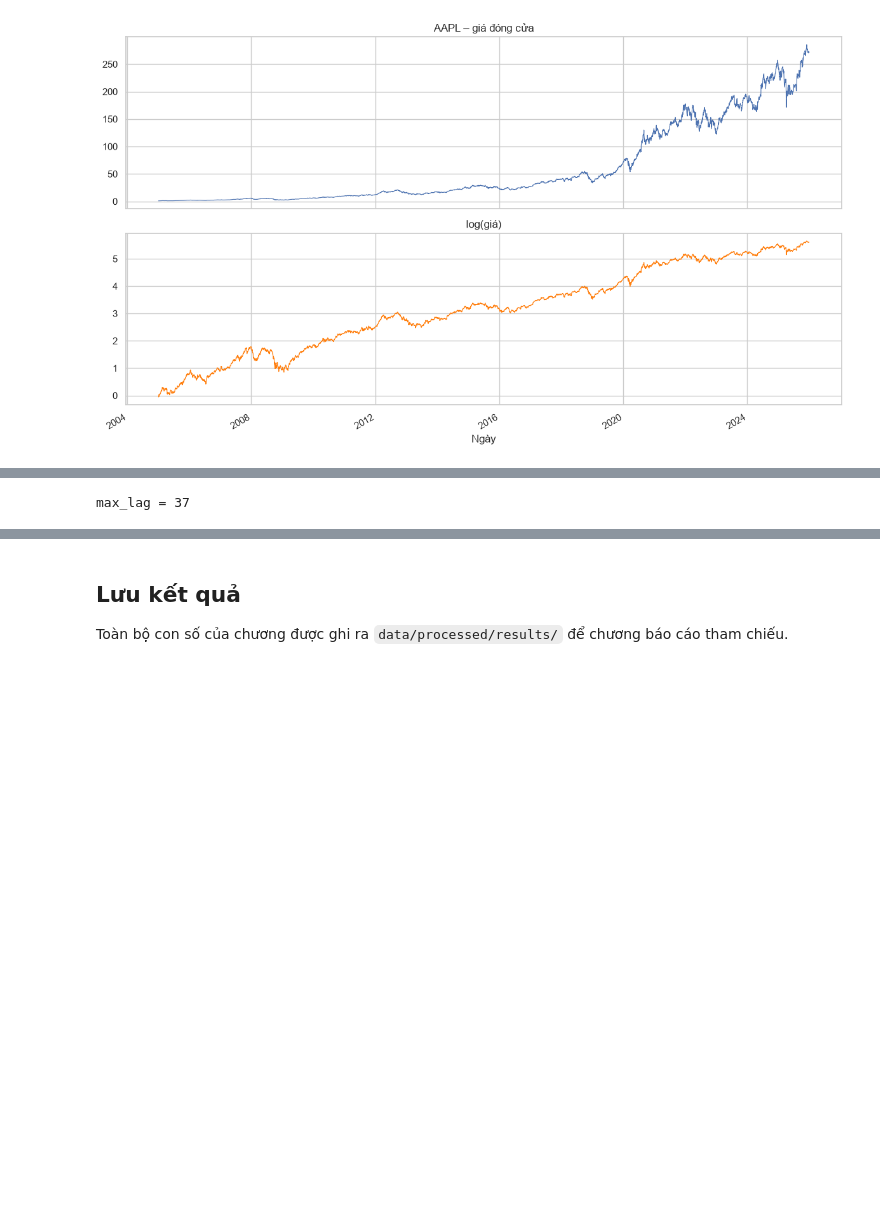
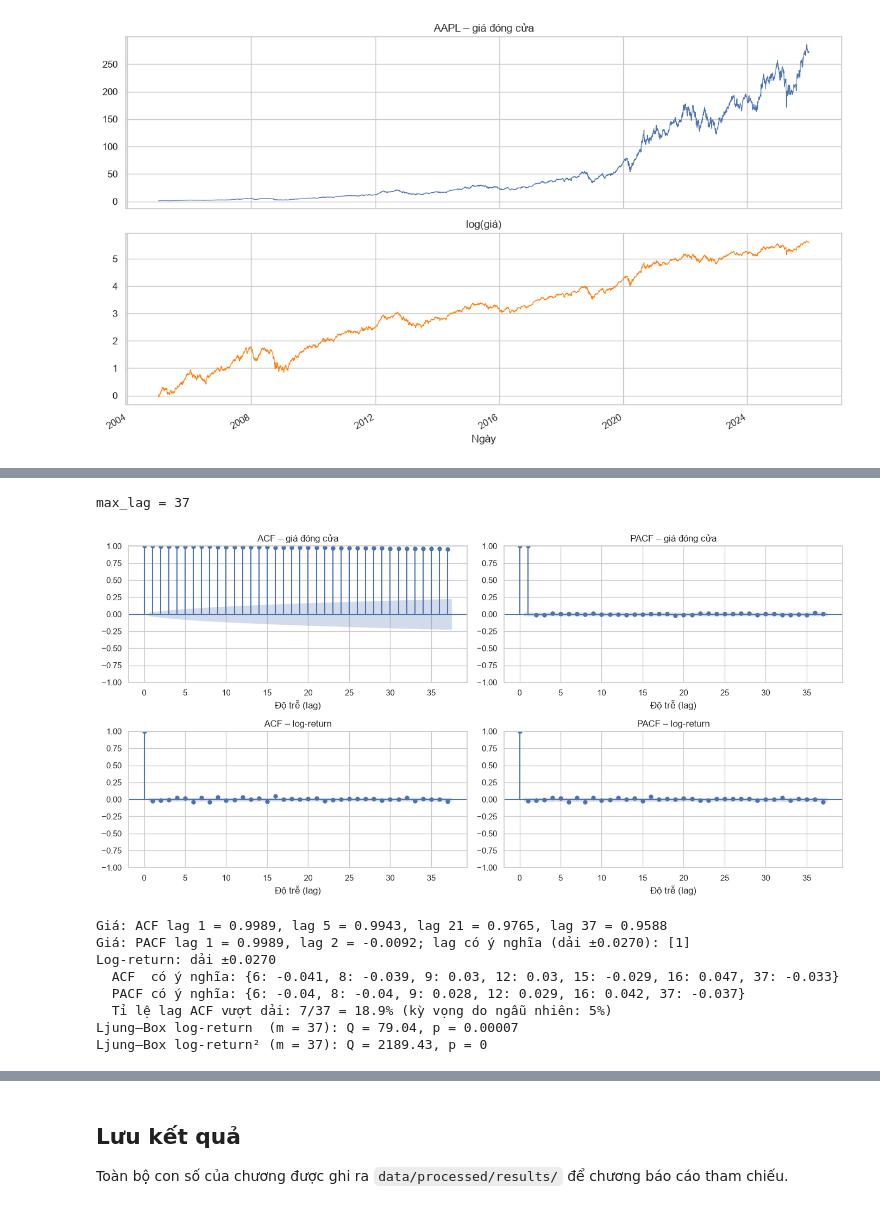
Before and after one commit to CaoThien1402/dm-preprocessing, a Jupyter notebook: book/01_ts_eda.ipynb, the cells around one changed output, grey strips where cells are left out. Drawn from its saved outputs; the diff is of its cells as text; code cells hidden in the pictures; blank space fills up the shorter version.

```diff
--- a/book/01_ts_eda.ipynb
+++ b/book/01_ts_eda.ipynb
@@ -108,16 +243,62 @@ PACF đo tương quan giữa $y_t$ và $y_{t-k}$ sau khi loại bỏ ảnh hư
 # %%
+from statsmodels.graphics.tsaplots import plot_acf, plot_pacf
+from statsmodels.stats.diagnostic import acorr_ljungbox
+from statsmodels.tsa.stattools import acf, pacf
+
 max_lag = int(min(10 * np.log10(n), n / 5))
 RESULTS["acf_max_lag"] = max_lag
 print("max_lag =", max_lag)
 
-# TODO: vẽ ACF, PACF cho (1) chuỗi giá gốc và (2) log-return để so sánh.
-# from statsmodels.graphics.tsaplots import plot_acf, plot_pacf
-# log_ret = np.log(series).diff().dropna()
-# fig, axes = plt.subplots(2, 2, figsize=(14, 7))
-# plot_acf(series, lags=max_lag, ax=axes[0, 0]); plot_pacf(series, lags=max_lag, ax=axes[0, 1])
-# plot_acf(log_ret, lags=max_lag, ax=axes[1, 0]); plot_pacf(log_ret, lags=max_lag, ax=axes[1, 1])
+fig, axes = plt.subplots(2, 2, figsize=(14, 7))
+plot_acf(series, lags=max_lag, ax=axes[0, 0], title="ACF – giá đóng cửa")
+plot_pacf(series, lags=max_lag, ax=axes[0, 1], method="ywm", title="PACF – giá đóng cửa")
+plot_acf(log_ret, lags=max_lag, ax=axes[1, 0], title="ACF – log-return")
+plot_pacf(log_ret, lags=max_lag, ax=axes[1, 1], method="ywm", title="PACF – log-return")
+for ax in axes.flat:
+    ax.set_xlabel("Độ trễ (lag)")
+plt.tight_layout()
+plt.show()
+
+def significant_lags(coefs, n_obs):
+    """Các lag k >= 1 có |hệ số| vượt dải tin cậy 95% của nhiễu trắng (1.96 / sqrt(n))."""
+    band = 1.96 / np.sqrt(n_obs)
+    return [k for k in range(1, max_lag + 1) if abs(coefs[k]) > band]
+
+acf_price, pacf_price = acf(series, nlags=max_lag), pacf(series, nlags=max_lag, method="ywm")
+acf_ret, pacf_ret = acf(log_ret, nlags=max_lag), pacf(log_ret, nlags=max_lag, method="ywm")
+band_price, band_ret = 1.96 / np.sqrt(n), 1.96 / np.sqrt(len(log_ret))
+pacf_price_sig = significant_lags(pacf_price, n)
+acf_ret_sig, pacf_ret_sig = significant_lags(acf_ret, len(log_ret)), significant_lags(pacf_ret, len(log_ret))
+
+print(f"Giá: ACF lag 1 = {acf_price[1]:.4f}, lag 5 = {acf_price[5]:.4f}, lag 21 = {acf_price[21]:.4f}, lag {max_lag} = {acf_price[max_lag]:.4f}")
+print(f"Giá: PACF lag 1 = {pacf_price[1]:.4f}, lag 2 = {pacf_price[2]:.4f}; lag có ý nghĩa (dải ±{band_price:.4f}): {pacf_price_sig}")
+print(f"Log-return: dải ±{band_ret:.4f}")
+print("  ACF  có ý nghĩa:", {k: round(float(acf_ret[k]), 3) for k in acf_ret_sig})
+print("  PACF có ý nghĩa:", {k: round(float(pacf_ret[k]), 3) for k in pacf_ret_sig})
+share_outside = len(acf_ret_sig) / max_lag
+print(f"  Tỉ lệ lag ACF vượt dải: {len(acf_ret_sig)}/{max_lag} = {share_outside:.1%} (kỳ vọng do ngẫu nhiên: 5%)")
+
+lb_ret = acorr_ljungbox(log_ret, lags=[max_lag]).iloc[0]
+lb_sq = acorr_ljungbox(log_ret ** 2, lags=[max_lag]).iloc[0]
+print(f"Ljung–Box log-return  (m = {max_lag}): Q = {lb_ret['lb_stat']:.2f}, p = {lb_ret['lb_pvalue']:.5f}")
+print(f"Ljung–Box log-return² (m = {max_lag}): Q = {lb_sq['lb_stat']:.2f}, p = {lb_sq['lb_pvalue']:.3g}")
+
+RESULTS.update({"acf_price_lag1": acf_price[1], "acf_price_lag21": acf_price[21], "pacf_price_lag1": pacf_price[1],
+                "pacf_price_sig_lags": pacf_price_sig, "acf_ret_sig_lags": acf_ret_sig, "pacf_ret_sig_lags": pacf_ret_sig,
+                "acf_ret_share_outside_band": share_outside,
+                "ljungbox_ret_stat": lb_ret["lb_stat"], "ljungbox_ret_p": lb_ret["lb_pvalue"],
+                "ljungbox_ret_sq_stat": lb_sq["lb_stat"], "ljungbox_ret_sq_p": lb_sq["lb_pvalue"]})
 # %% [output]
 max_lag = 37
+[figure, added]
+Giá: ACF lag 1 = 0.9989, lag 5 = 0.9943, lag 21 = 0.9765, lag 37 = 0.9588
+Giá: PACF lag 1 = 0.9989, lag 2 = -0.0092; lag có ý nghĩa (dải ±0.0270): [1]
+Log-return: dải ±0.0270
+  ACF  có ý nghĩa: {6: -0.041, 8: -0.039, 9: 0.03, 12: 0.03, 15: -0.029, 16: 0.047, 37: -0.033}
+  PACF có ý nghĩa: {6: -0.04, 8: -0.04, 9: 0.028, 12: 0.029, 16: 0.042, 37: -0.037}
+  Tỉ lệ lag ACF vượt dải: 7/37 = 18.9% (kỳ vọng do ngẫu nhiên: 5%)
+Ljung–Box log-return  (m = 37): Q = 79.04, p = 0.00007
+Ljung–Box log-return² (m = 37): Q = 2189.43, p = 0
 # %% [markdown]
 **Phân tích kết quả.**
 
```
Also changed, not shown: parts of 14 cells of this notebook, 1 other file.
